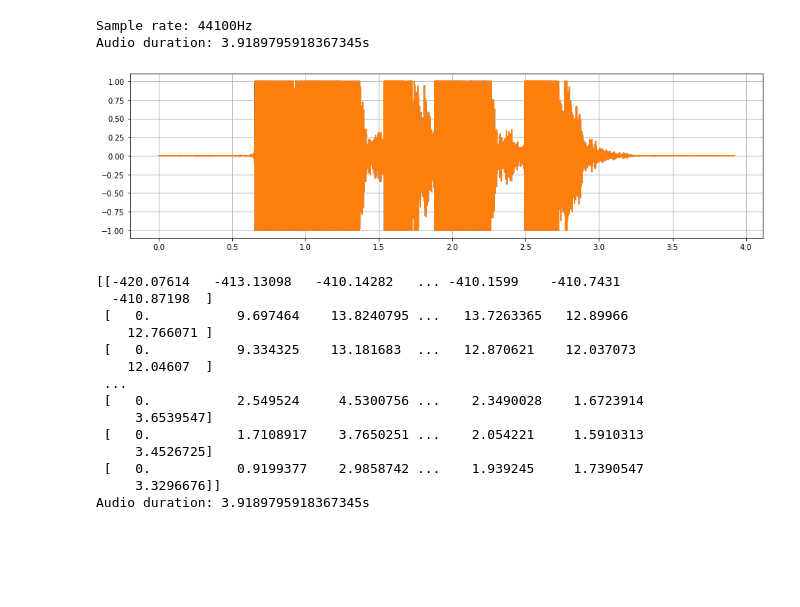
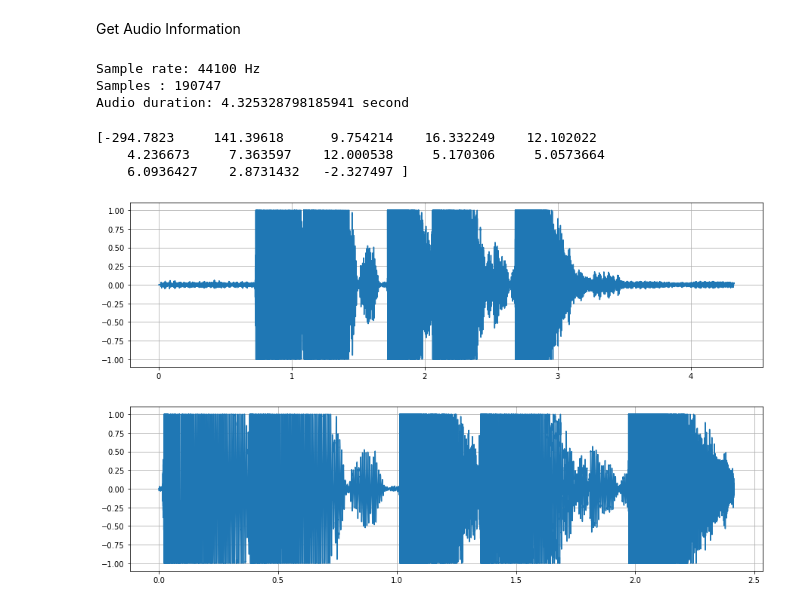
Before and after one commit to hairullana/sistem-darbuka, a Jupyter notebook: mfcc.ipynb, the cells around one changed output. Saved outputs shown, nothing was run; the diff lists cells and outputs as text; code cells hidden in the pictures; blank space fills up the shorter version.

Commit message:
fix mfcc ipynb

```diff
--- a/mfcc.ipynb
+++ b/mfcc.ipynb
@@ -6,12 +8,16 @@ import matplotlib.pyplot as plt
 # %%
-filename = "d:/ngoding/sistem darbuka/dataset/tonePattern/baladi2_1.wav"
+filename = "D:/Ngoding/darbukaToneClassification/static/dataset/tonePattern/baladi2_10.wav"
 ipd.Audio(filename)
 # %% [output]
 [interactive output not drawn]
+# %% [markdown]
+Get Audio Information
 # %%
-sample_rate, audio = wavfile.read(filename)
-print("Sample rate: {0}Hz".format(sample_rate))
-print("Audio duration: {0}s".format(len(audio) / sample_rate))
+sample_rate, samples = wavfile.read(filename)
+print("Sample rate: {0} Hz".format(sample_rate))
+print("Samples : {0}".format(len(samples)))
+print("Audio duration: {0} second".format(len(samples) / sample_rate))
 # %% [output]
-Sample rate: 44100Hz
-Audio duration: 3.9189795918367345s
+Sample rate: 44100 Hz
+Samples : 190747
+Audio duration: 4.325328798185941 second
@@ -22,31 +24,27 @@ def normalize_audio(audio):
+# %%
+import librosa
+import librosa.feature
+
+audio,_ = librosa.load(filename, sample_rate)
+windowLength = int(0.02*sample_rate)
+frameLength = int(0.01*sample_rate)
+mfcc = librosa.feature.mfcc(y=audio, sr=sample_rate, n_mfcc=13, n_fft=windowLength, hop_length=frameLength)
+mfcc_flat = np.mean(mfcc, axis=1)
+print(mfcc_flat)
+# %% [output]
+[-294.7823     141.39618      9.754214    16.332249    12.102022
+    4.236673     7.363597    12.000538     5.170306     5.0573664
+    6.0936427    2.8731432   -2.327497 ]
 # %%
-audio = normalize_audio(audio)
 plt.figure(figsize=(15,4))
 plt.plot(np.linspace(0, len(audio) / sample_rate, num=len(audio)), audio)
 plt.grid(True)
+
+audioTrim,_ = librosa.effects.trim(audio, top_db=20)
+
+plt.figure(figsize=(15,4))
+plt.plot(np.linspace(0, len(audioTrim) / sample_rate, num=len(audioTrim)), audioTrim)
+plt.grid(True)
 # %% [output]
-[figure, old version]
+[figure, new version]
+[figure, added]
-# %%
-import librosa
-import librosa.feature
-y,_ = librosa.load(filename, sr=44100)
-mfcc = librosa.feature.mfcc(y=y, n_mfcc=13)
-mfcc_flat = np.mean(mfcc, axis=1)
-mfcc_string = np.array2string(mfcc_flat)
-print(mfcc)
-print("Audio duration: {0}s".format(len(y) / 44100))
-# %% [output]
-[[-420.07614   -413.13098   -410.14282   ... -410.1599    -410.7431
-  -410.87198  ]
- [   0.           9.697464    13.8240795 ...   13.7263365   12.89966
-    12.766071 ]
- [   0.           9.334325    13.181683  ...   12.870621    12.037073
-    12.04607  ]
- ...
- [   0.           2.549524     4.5300756 ...    2.3490028    1.6723914
-     3.6539547]
- [   0.           1.7108917    3.7650251 ...    2.054221     1.5910313
-     3.4526725]
- [   0.           0.9199377    2.9858742 ...    1.939245     1.7390547
-     3.3296676]]
-Audio duration: 3.9189795918367345s
```
Also changed, not shown: parts of 7 cells of this notebook, 1 other file.
